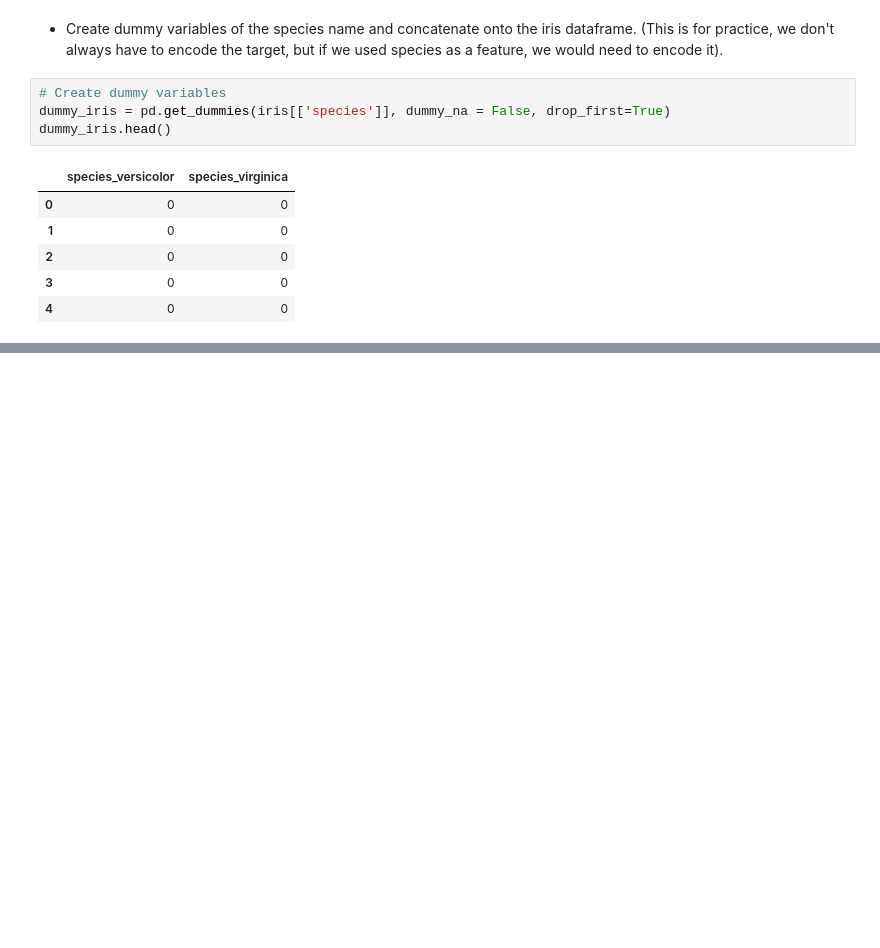
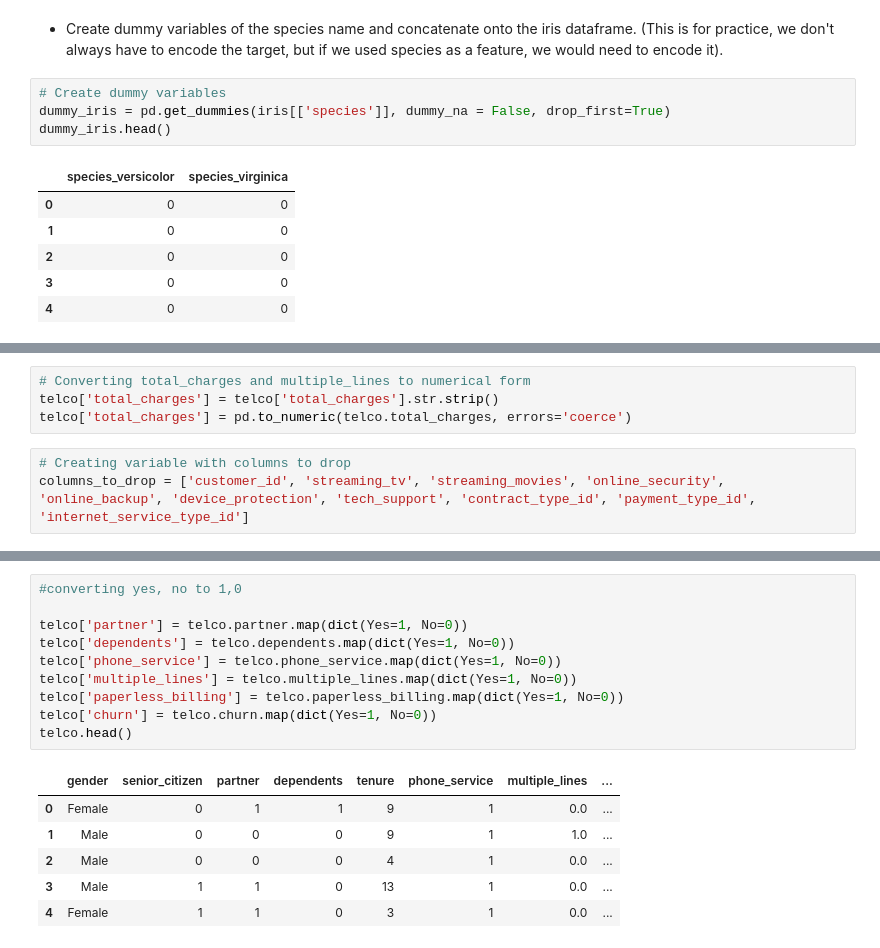
Before and after one commit to kristofer-rivera/classification-exercises, a Jupyter notebook: classification_exercises.ipynb, the cells around one changed output, grey strips where cells are left out. Drawn from its saved outputs; the diff is of its cells as text; blank space fills up the shorter version.

```diff
--- a/classification_exercises.ipynb
+++ b/classification_exercises.ipynb
@@ -629,0 +583,7 @@ telco.head()
+# %%
+# Converting total_charges and multiple_lines to numerical form
+telco['total_charges'] = telco['total_charges'].str.strip()
+telco['total_charges'] = pd.to_numeric(telco.total_charges, errors='coerce')
+# %%
+# Creating variable with columns to drop
+columns_to_drop = ['customer_id', 'streaming_tv', 'streaming_movies', 'online_security', 'online_backup', 'device_protection', 'tech_support', 'contract_type_id', 'payment_type_id', 'internet_service_type_id']
@@ -629,0 +601,17 @@ telco.head()
+# %%
+#converting yes, no to 1,0
+
+telco['partner'] = telco.partner.map(dict(Yes=1, No=0))
+telco['dependents'] = telco.dependents.map(dict(Yes=1, No=0))
+telco['phone_service'] = telco.phone_service.map(dict(Yes=1, No=0))
+telco['multiple_lines'] = telco.multiple_lines.map(dict(Yes=1, No=0))
+telco['paperless_billing'] = telco.paperless_billing.map(dict(Yes=1, No=0))
+telco['churn'] = telco.churn.map(dict(Yes=1, No=0))
+telco.head()
+# %% [output]
+|  | gender | senior_citizen | partner | dependents | tenure | phone_service | multiple_lines | ... |
+| 0 | Female | 0 | 1 | 1 | 9 | 1 | 0.0 | ... |
+| 1 | Male | 0 | 0 | 0 | 9 | 1 | 1.0 | ... |
+| 2 | Male | 0 | 0 | 0 | 4 | 1 | 0.0 | ... |
+| 3 | Male | 1 | 1 | 0 | 13 | 1 | 0.0 | ... |
+| 4 | Female | 1 | 1 | 0 | 3 | 1 | 0.0 | ... |
```
Also changed, not shown: parts of 70 cells of this notebook, 1 other file.
